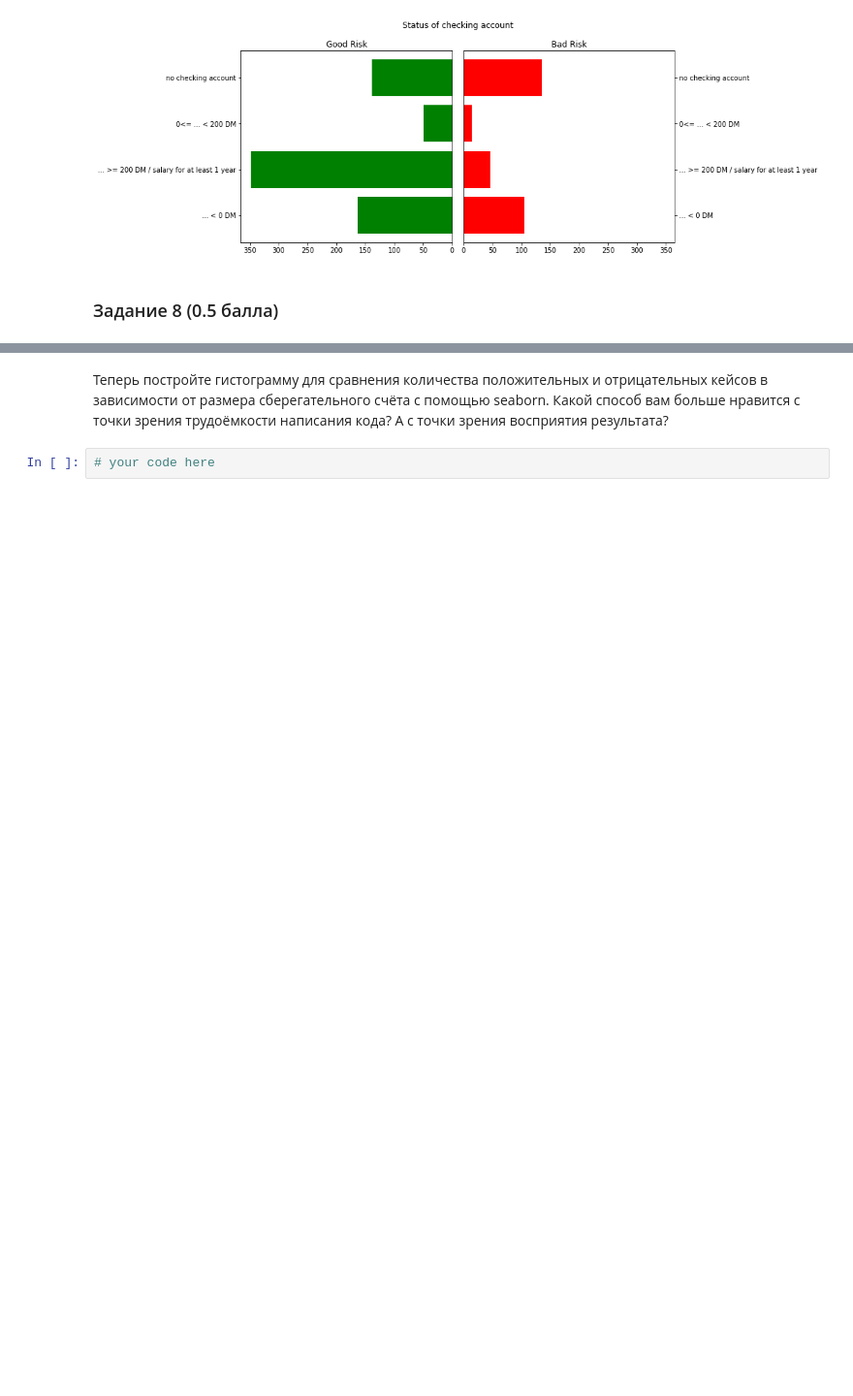
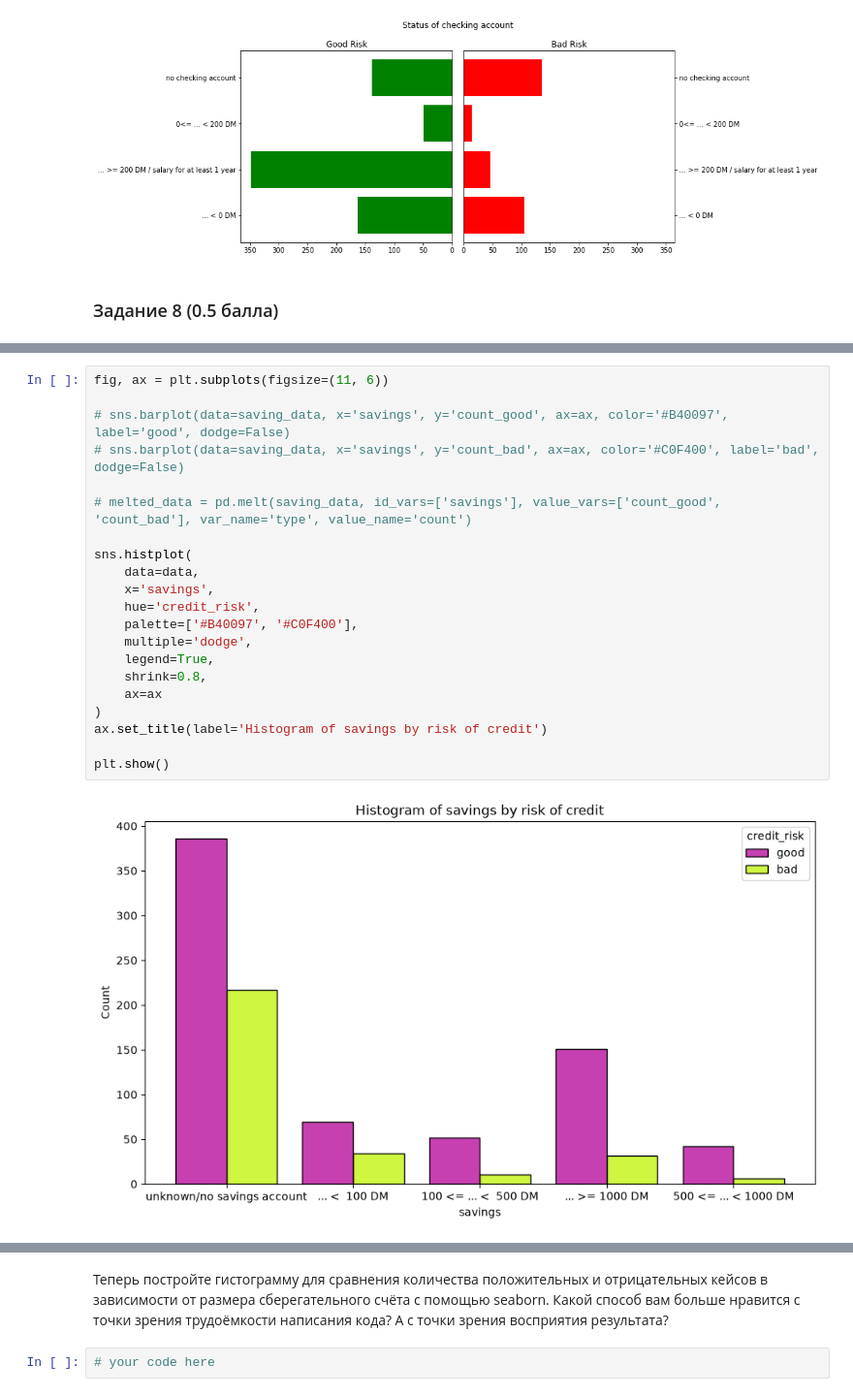
Before and after one commit to rudast/machine-learning-2026, a Jupyter notebook: lesson-5/hw01-EDA.ipynb, the cells around one changed output, grey strips where cells are left out. Shown at 97% size. Cells and saved outputs as stored; diff of their text form; blank space fills up the shorter version.

```diff
--- a/lesson-5/hw01-EDA.ipynb
+++ b/lesson-5/hw01-EDA.ipynb
@@ -176,0 +260,23 @@ import seaborn as sns
+# %%
+fig, ax = plt.subplots(figsize=(11, 6))
+
+# sns.barplot(data=saving_data, x='savings', y='count_good', ax=ax, color='#B40097', label='good', dodge=False)
+# sns.barplot(data=saving_data, x='savings', y='count_bad', ax=ax, color='#C0F400', label='bad', dodge=False)
+
+# melted_data = pd.melt(saving_data, id_vars=['savings'], value_vars=['count_good', 'count_bad'], var_name='type', value_name='count')
+
+sns.histplot(
+    data=data,
+    x='savings',
+    hue='credit_risk',
+    palette=['#B40097', '#C0F400'],
+    multiple='dodge',
+    legend=True,
+    shrink=0.8,
+    ax=ax
+)
+ax.set_title(label='Histogram of savings by risk of credit')
+
+plt.show()
+# %% [output]
+[figure, added]
```
Also changed, not shown: parts of 9 cells of this notebook.
